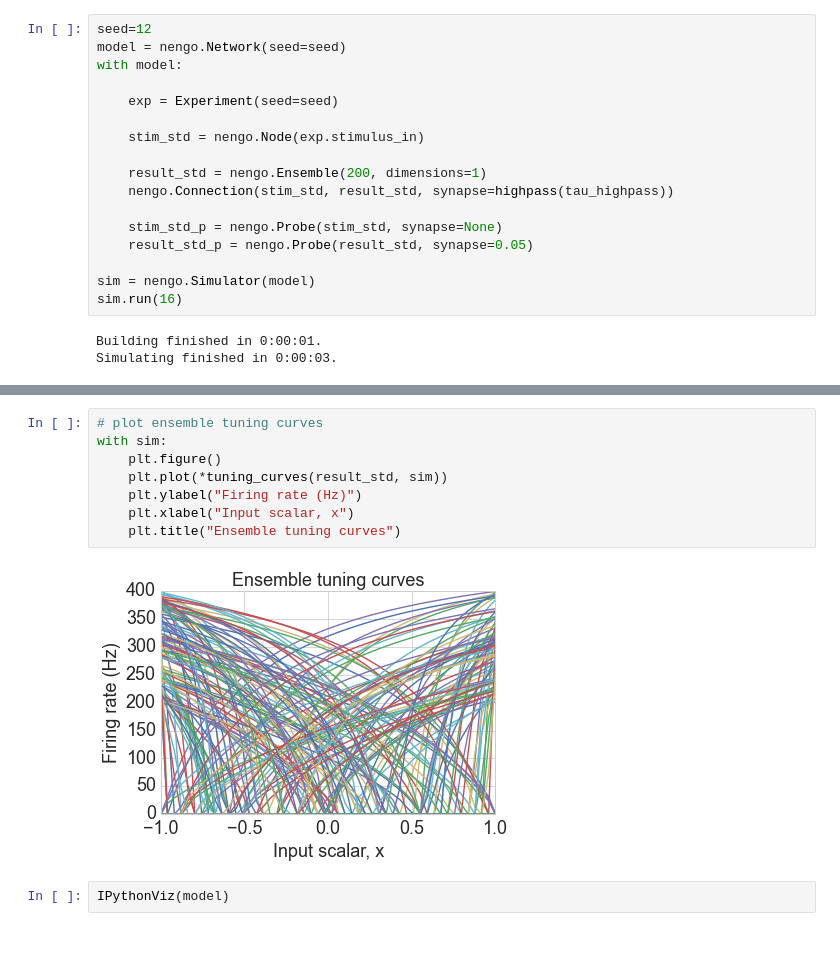
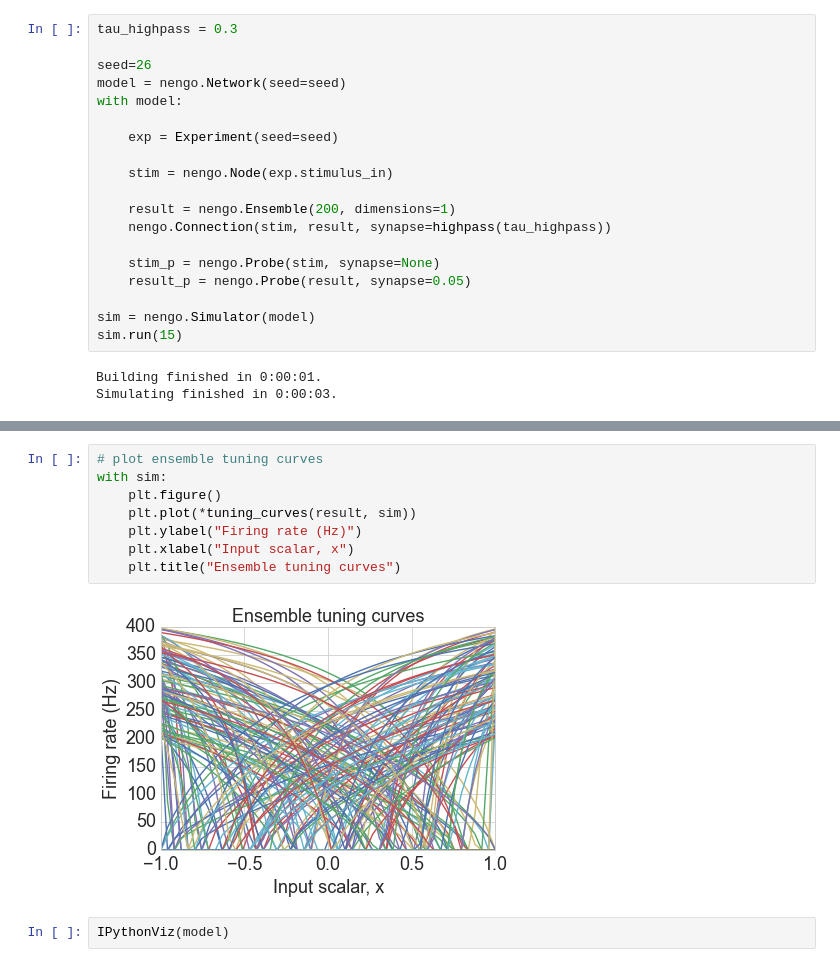
Before and after one commit to s72sue/oddball, a Jupyter notebook: MMN.ipynb, the cells around one changed output, grey strips where cells are left out. Cells and saved outputs as stored; diff of their text form.

Commit message:
add highpass_tau

```diff
--- a/MMN.ipynb
+++ b/MMN.ipynb
@@ -73,22 +73,24 @@ class Experiment(object):
             return 0
         return self.inter_value
 # %%
-seed=12
+tau_highpass = 0.3
+
+seed=26
 model = nengo.Network(seed=seed)
 with model:
 
     exp = Experiment(seed=seed)
 
-    stim_std = nengo.Node(exp.stimulus_in)
+    stim = nengo.Node(exp.stimulus_in)
 
-    result_std = nengo.Ensemble(200, dimensions=1)
-    nengo.Connection(stim_std, result_std, synapse=highpass(tau_highpass))
+    result = nengo.Ensemble(200, dimensions=1)
+    nengo.Connection(stim, result, synapse=highpass(tau_highpass))
 
-    stim_std_p = nengo.Probe(stim_std, synapse=None)
-    result_std_p = nengo.Probe(result_std, synapse=0.05)
+    stim_p = nengo.Probe(stim, synapse=None)
+    result_p = nengo.Probe(result, synapse=0.05)
 
 sim = nengo.Simulator(model)
-sim.run(16)
+sim.run(15)
 # %% [output]
 Building finished in 0:00:01.
 Simulating finished in 0:00:03.
@@ -157,12 +159,12 @@ plt.legend(["Standard Profile","Deviant Profile","MMN (dev - std)"] , bbox_to_an
 # %%
 # plot ensemble tuning curves
 with sim:
     plt.figure()
-    plt.plot(*tuning_curves(result_std, sim))
+    plt.plot(*tuning_curves(result, sim))
     plt.ylabel("Firing rate (Hz)")
     plt.xlabel("Input scalar, x")
     plt.title("Ensemble tuning curves")
 # %% [output]
-[figure, old version]
+[figure, new version]
 # %%
 IPythonViz(model)
```
Also changed, not shown: parts of 2 cells of this notebook.
